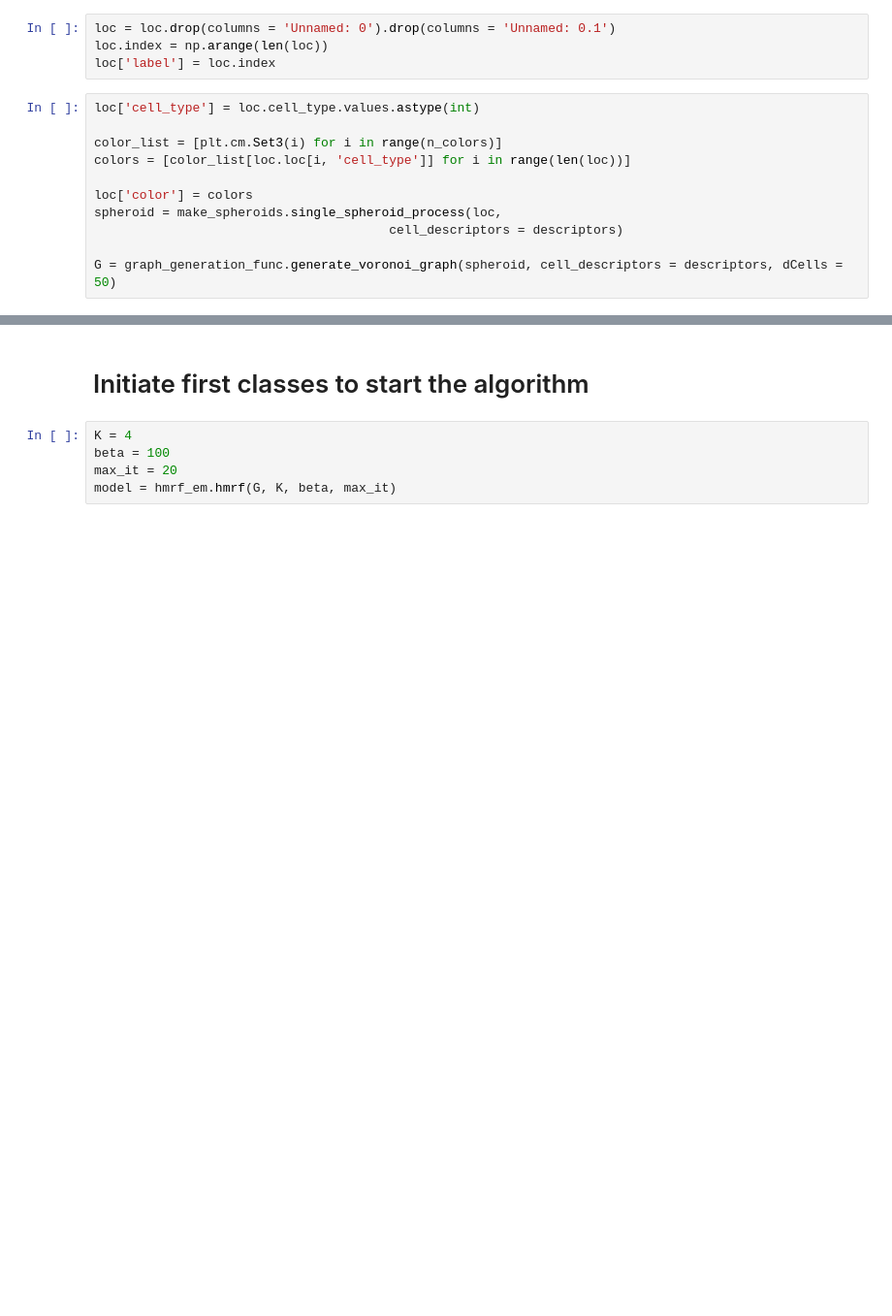
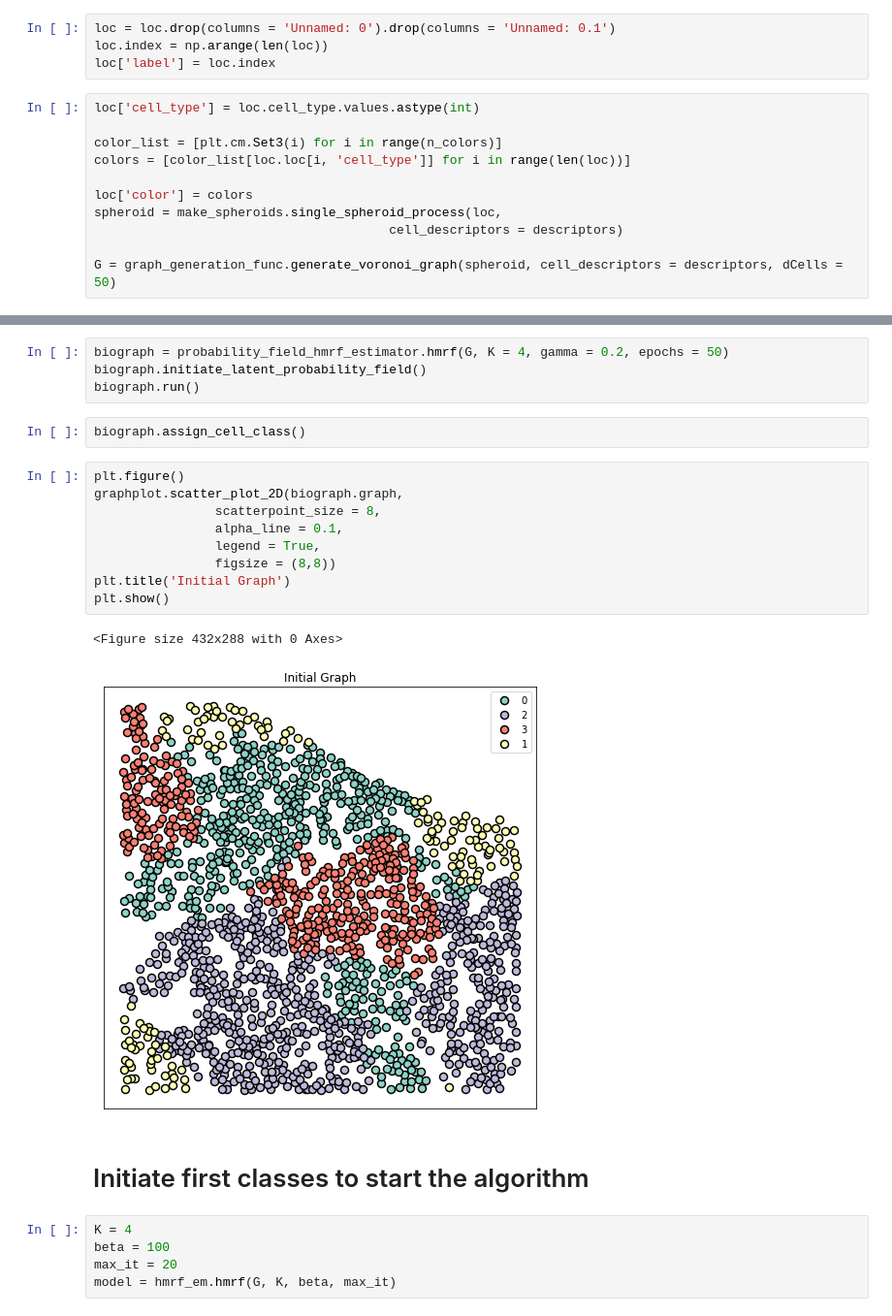
Before and after one commit to microfluidix/HMRF, a Jupyter notebook: Examples/ex_hmrf_em.ipynb, the cells around one changed output, grey strips where cells are left out. Shown at 97% size. Cells and saved outputs as stored; diff of their text form; blank space fills up the shorter version.

```diff
--- a/Examples/ex_hmrf_em.ipynb
+++ b/Examples/ex_hmrf_em.ipynb
@@ -66,3 +66,21 @@ graphplot.scatter_plot_2D(G,
+# %%
+biograph = probability_field_hmrf_estimator.hmrf(G, K = 4, gamma = 0.2, epochs = 50)
+biograph.initiate_latent_probability_field()
+biograph.run()
+# %%
+biograph.assign_cell_class()
+# %%
+plt.figure()
+graphplot.scatter_plot_2D(biograph.graph,
+                scatterpoint_size = 8,
+                alpha_line = 0.1,
+                legend = True,
+                figsize = (8,8))
+plt.title('Initial Graph')
+plt.show()
+# %% [output]
+<Figure size 432x288 with 0 Axes>
+[figure, added]
 # %% [markdown]
 # Initiate first classes to start the algorithm
 # %%
```
Also changed, not shown: parts of 6 cells of this notebook, 2 other files.
